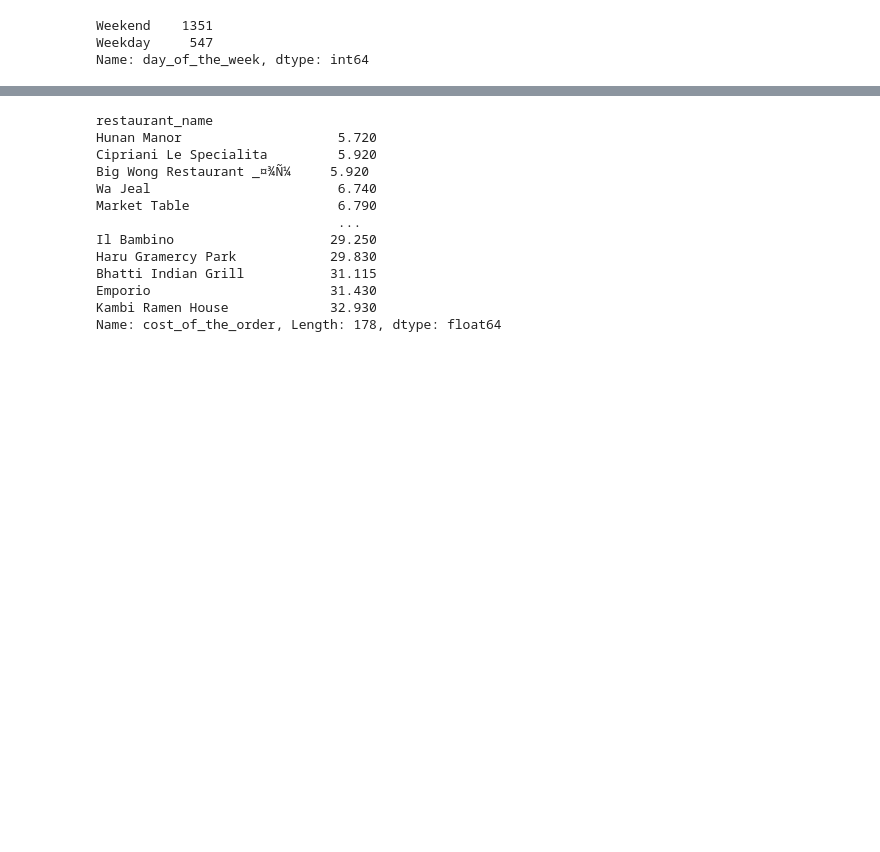
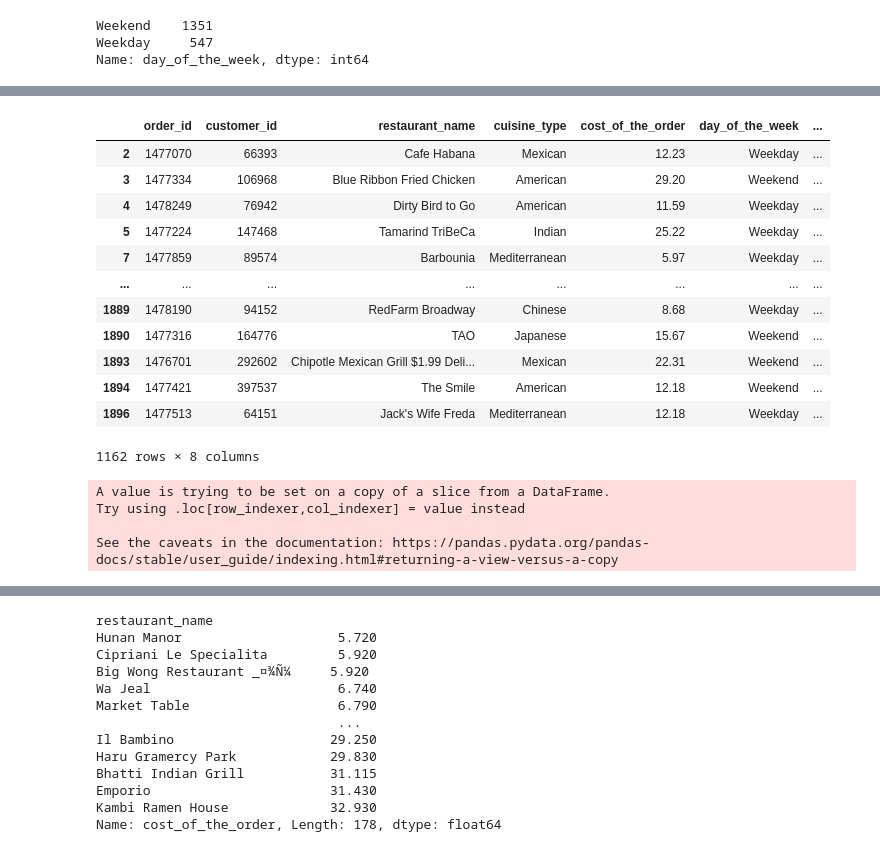
Before and after one commit to cansel-mutlu/Data-Analysis-Projects, a Jupyter notebook: NYC_Restaurants_Data.ipynb, the cells around one changed output, grey strips where cells are left out. Drawn from its saved outputs; the diff is of its cells as text; code cells hidden in the pictures; blank space fills up the shorter version.

```diff
--- a/NYC_Restaurants_Data.ipynb
+++ b/NYC_Restaurants_Data.ipynb
@@ -115,0 +168,23 @@ data_rating
+# %%
+data_rating.drop("rating", axis = 1)
+# %% [output]
+|  | order_id | customer_id | restaurant_name | cuisine_type | cost_of_the_order | day_of_the_week | ... |
+| 2 | 1477070 | 66393 | Cafe Habana | Mexican | 12.23 | Weekday | ... |
+| 3 | 1477334 | 106968 | Blue Ribbon Fried Chicken | American | 29.20 | Weekend | ... |
+| 4 | 1478249 | 76942 | Dirty Bird to Go | American | 11.59 | Weekday | ... |
+| 5 | 1477224 | 147468 | Tamarind TriBeCa | Indian | 25.22 | Weekday | ... |
+| 7 | 1477859 | 89574 | Barbounia | Mediterranean | 5.97 | Weekday | ... |
+| ... | ... | ... | ... | ... | ... | ... | ... |
+| 1889 | 1478190 | 94152 | RedFarm Broadway | Chinese | 8.68 | Weekday | ... |
+| 1890 | 1477316 | 164776 | TAO | Japanese | 15.67 | Weekend | ... |
+| 1893 | 1476701 | 292602 | Chipotle Mexican Grill $1.99 Deli... | Mexican | 22.31 | Weekend | ... |
+| 1894 | 1477421 | 397537 | The Smile | American | 12.18 | Weekend | ... |
+| 1896 | 1477513 | 64151 | Jack's Wife Freda | Mediterranean | 12.18 | Weekday | ... |
+1162 rows × 8 columns
+# %%
+data_rating["rating"] = converted_data_ratings
+# %% [output]
+A value is trying to be set on a copy of a slice from a DataFrame.
+Try using .loc[row_indexer,col_indexer] = value instead
+
+See the caveats in the documentation: https://pandas.pydata.org/pandas-docs/stable/user_guide/indexing.html#returning-a-view-versus-a-copy
```
Also changed, not shown: parts of 13 cells of this notebook.
